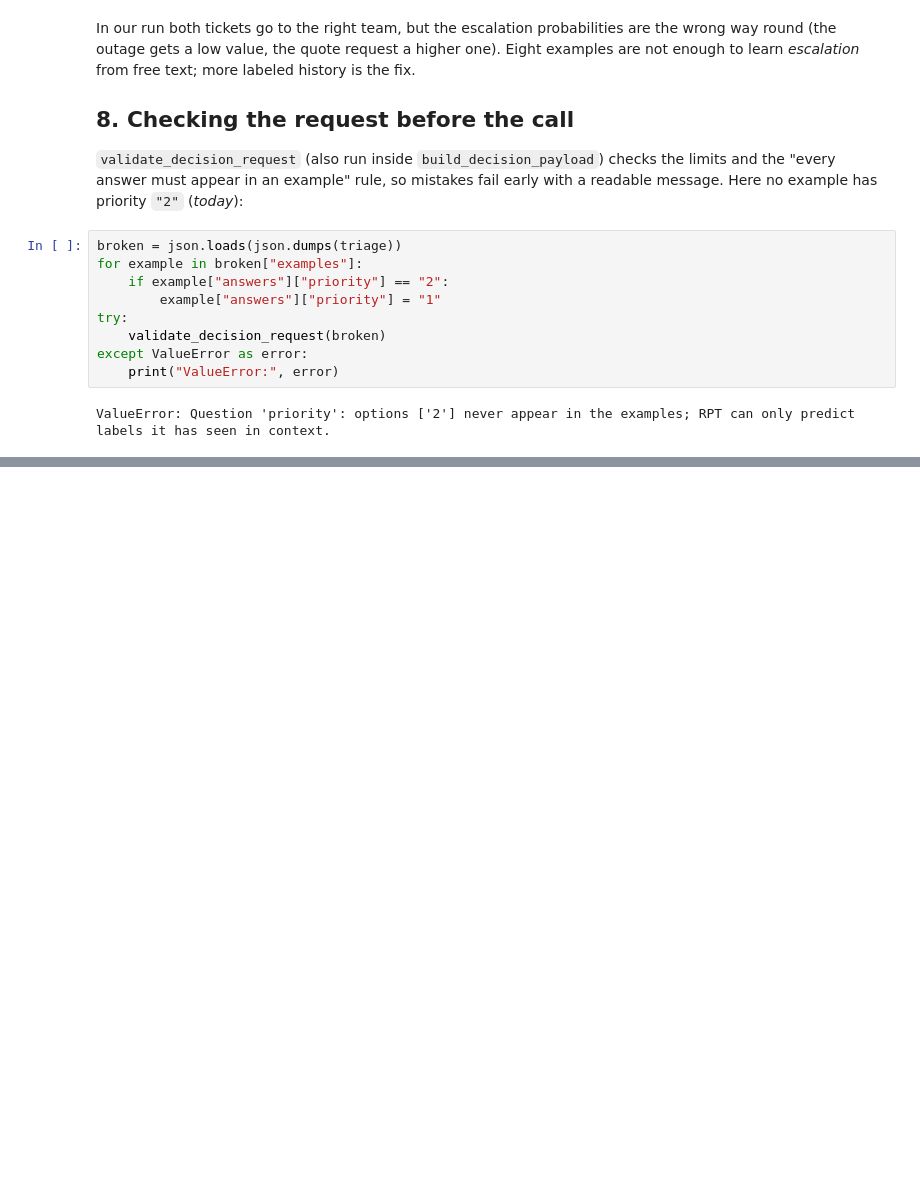
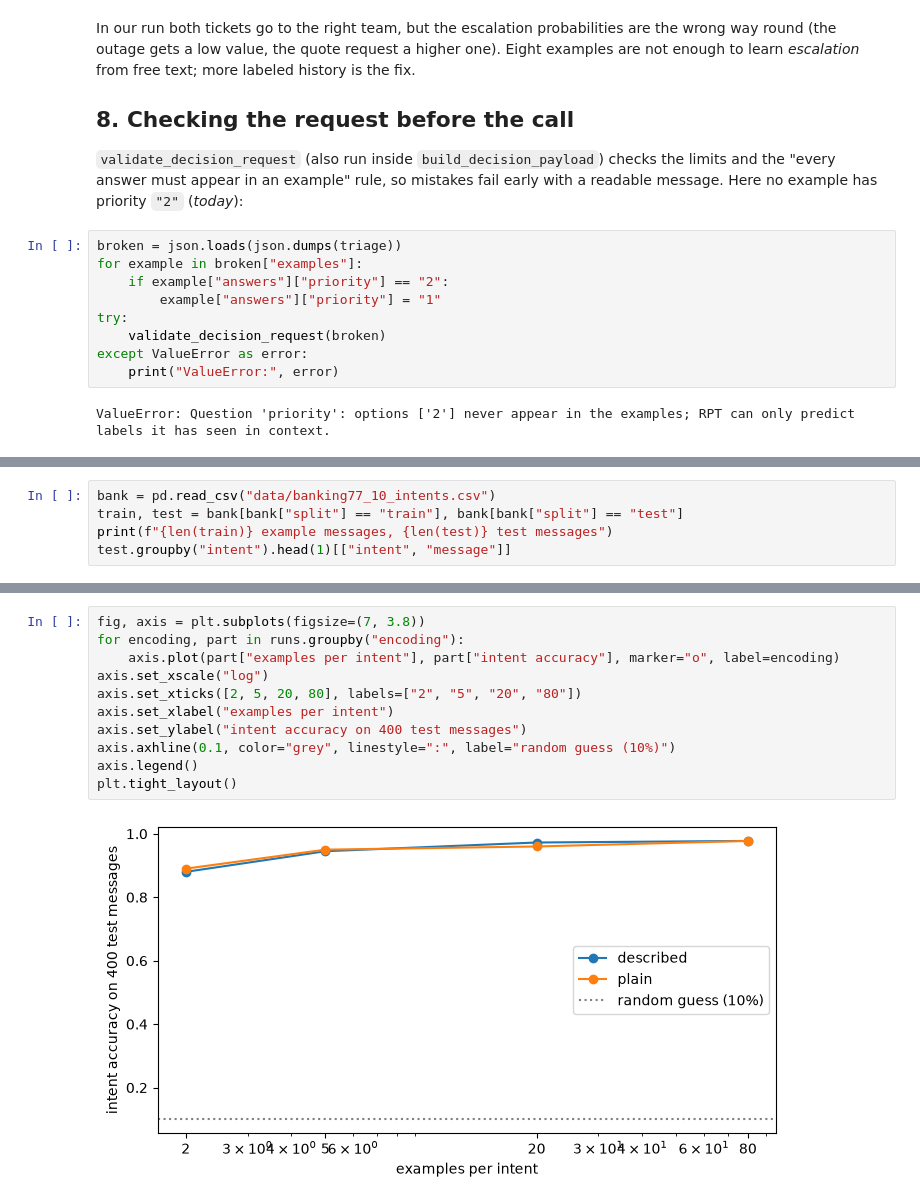
Before and after one commit to SAP-samples/sap-btp-ai-best-practices, a Jupyter notebook: best-practices/narrow-ai/RPT-1/python/rest/04_RPT_decisions.ipynb, the cells around one changed output, grey strips where cells are left out. Saved outputs shown, nothing was run; the diff lists cells and outputs as text; blank space fills up the shorter version.

```diff
--- a/best-practices/narrow-ai/RPT-1/python/rest/04_RPT_decisions.ipynb
+++ b/best-practices/narrow-ai/RPT-1/python/rest/04_RPT_decisions.ipynb
@@ -285,0 +303,5 @@ ValueError: Question 'priority': options ['2'] never appear in the examples; RPT
+# %%
+bank = pd.read_csv("data/banking77_10_intents.csv")
+train, test = bank[bank["split"] == "train"], bank[bank["split"] == "test"]
+print(f"{len(train)} example messages, {len(test)} test messages")
+test.groupby("intent").head(1)[["intent", "message"]]
@@ -285,0 +375,13 @@ ValueError: Question 'priority': options ['2'] never appear in the examples; RPT
+# %%
+fig, axis = plt.subplots(figsize=(7, 3.8))
+for encoding, part in runs.groupby("encoding"):
+    axis.plot(part["examples per intent"], part["intent accuracy"], marker="o", label=encoding)
+axis.set_xscale("log")
+axis.set_xticks([2, 5, 20, 80], labels=["2", "5", "20", "80"])
+axis.set_xlabel("examples per intent")
+axis.set_ylabel("intent accuracy on 400 test messages")
+axis.axhline(0.1, color="grey", linestyle=":", label="random guess (10%)")
+axis.legend()
+plt.tight_layout()
+# %% [output]
+[figure, added]
```
Also changed, not shown: parts of 13 cells of this notebook, 2 other files.
